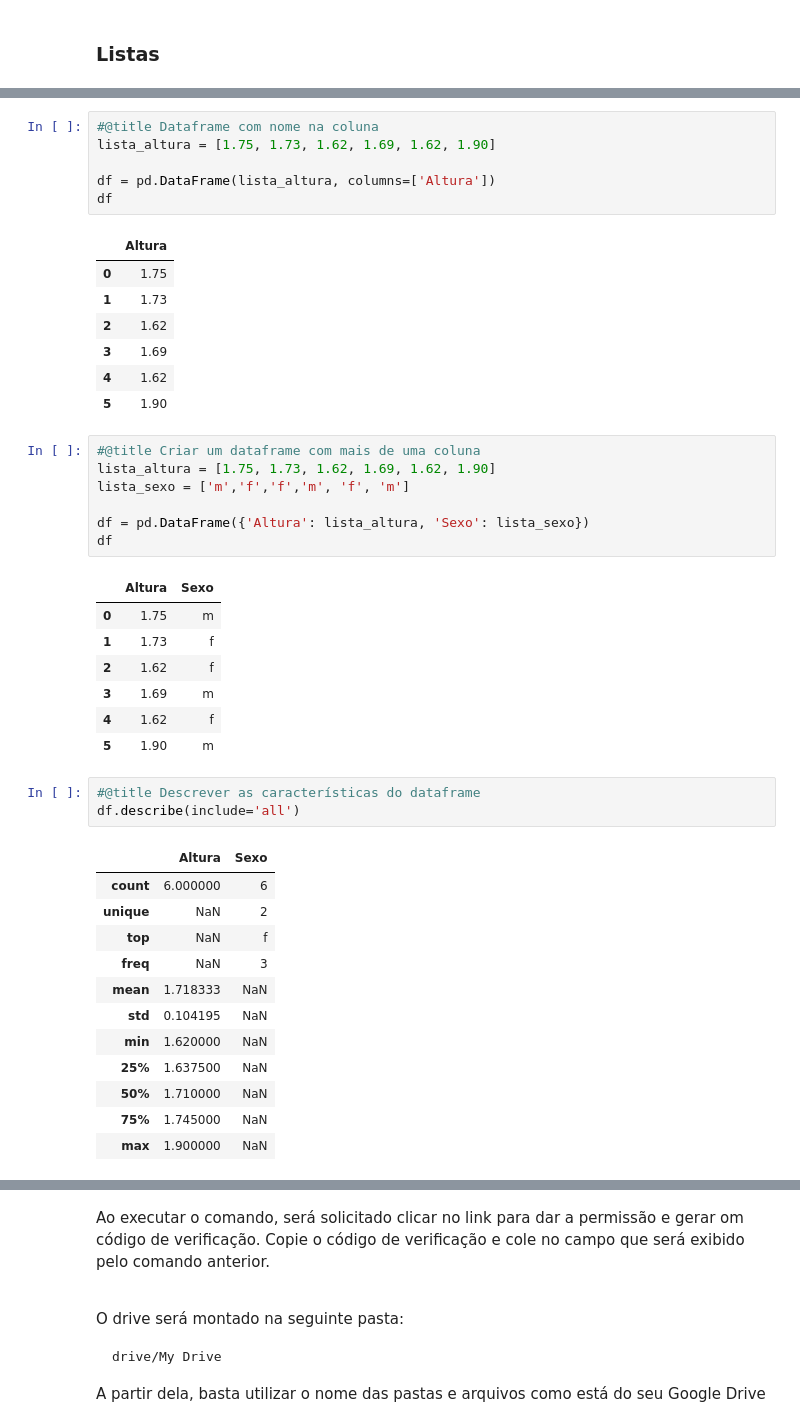
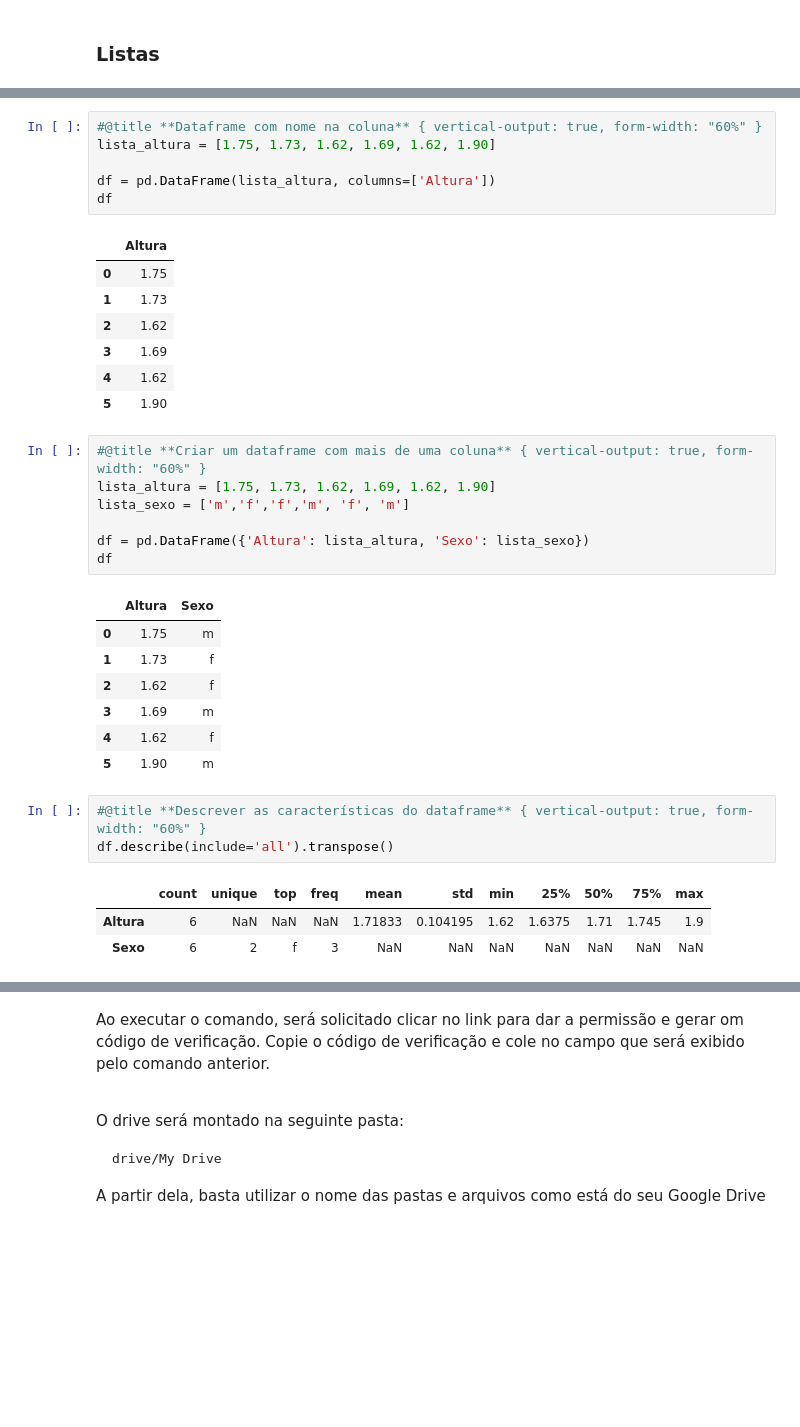
Before and after one commit to fesousa/analise-exploratoria-health-datascience, a Jupyter notebook: analise_explotatoria.ipynb, the cells around one changed output, grey strips where cells are left out. Saved outputs shown, nothing was run; the diff lists cells and outputs as text; blank space fills up the shorter version.

```diff
--- a/analise_explotatoria.ipynb
+++ b/analise_explotatoria.ipynb
@@ -859,7 +864,7 @@ df
 | 4 | 1.62 |
 | 5 | 1.90 |
 # %%
-#@title Dataframe com nome na coluna
+#@title **Dataframe com nome na coluna** { vertical-output: true, form-width: "60%" }
 lista_altura = [1.75, 1.73, 1.62, 1.69, 1.62, 1.90]
 
 df = pd.DataFrame(lista_altura, columns=['Altura'])
@@ -873,7 +878,7 @@ df
 | 4 | 1.62 |
 | 5 | 1.90 |
 # %%
-#@title Criar um dataframe com mais de uma coluna
+#@title **Criar um dataframe com mais de uma coluna** { vertical-output: true, form-width: "60%" }
 lista_altura = [1.75, 1.73, 1.62, 1.69, 1.62, 1.90]
 lista_sexo = ['m','f','f','m', 'f', 'm']
 
@@ -888,19 +893,10 @@ df
 | 4 | 1.62 | f |
 | 5 | 1.90 | m |
 # %%
-#@title Descrever as características do dataframe
-df.describe(include='all')
+#@title **Descrever as características do dataframe** { vertical-output: true, form-width: "60%" }
+df.describe(include='all').transpose()
 # %% [output]
-|  | Altura | Sexo |
-| count | 6.000000 | 6 |
-| unique | NaN | 2 |
-| top | NaN | f |
-| freq | NaN | 3 |
-| mean | 1.718333 | NaN |
-| std | 0.104195 | NaN |
-| min | 1.620000 | NaN |
-| 25% | 1.637500 | NaN |
-| 50% | 1.710000 | NaN |
-| 75% | 1.745000 | NaN |
-| max | 1.900000 | NaN |
+|  | count | unique | top | freq | mean | std | min | 25% | 50% | 75% | max |
+| Altura | 6 | NaN | NaN | NaN | 1.71833 | 0.104195 | 1.62 | 1.6375 | 1.71 | 1.745 | 1.9 |
+| Sexo | 6 | 2 | f | 3 | NaN | NaN | NaN | NaN | NaN | NaN | NaN |
 # %%
```
Also changed, not shown: parts of 283 cells of this notebook, 4 other files.
